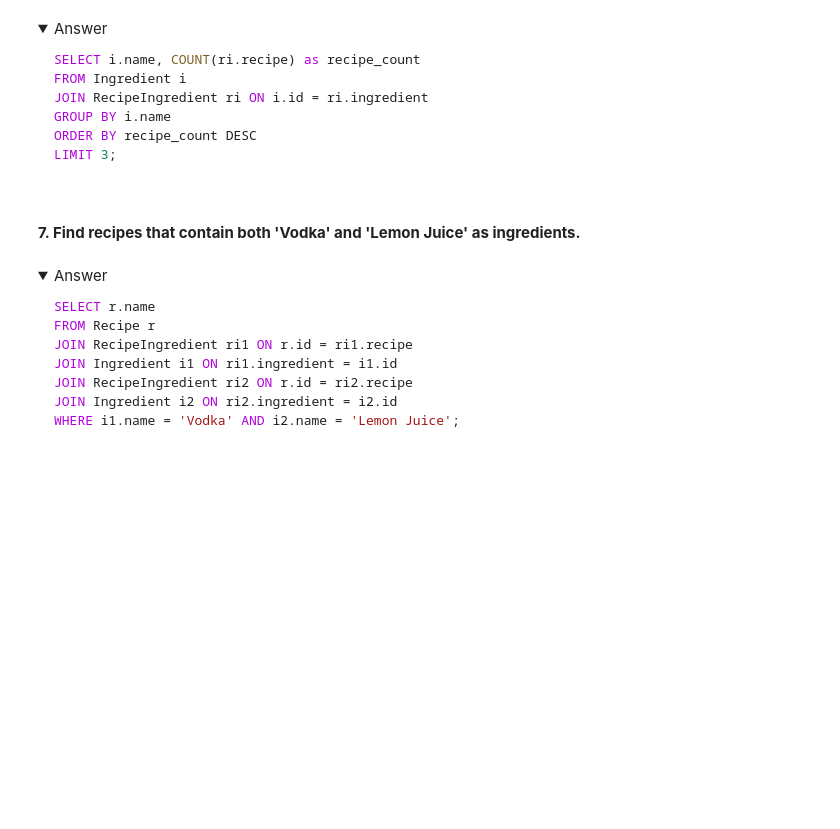
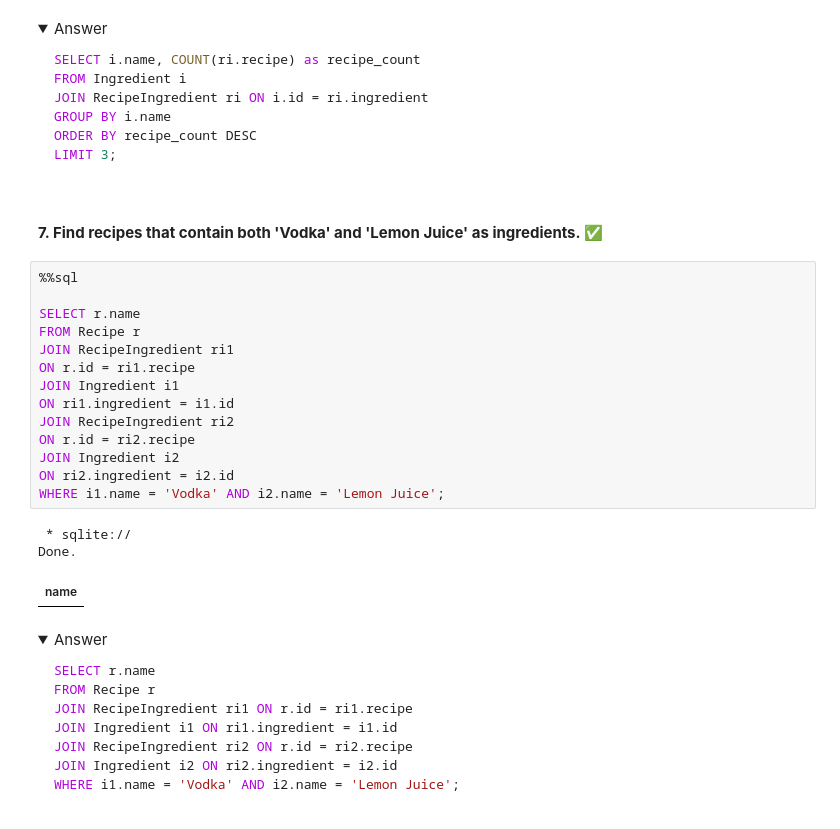
Before and after one commit to Bryanbu2014/database, a Jupyter notebook: exercises-ss24/Aufgabe_Getränke.ipynb, the cells around one changed output. Cells and saved outputs as stored; diff of their text form; folded sections open; blank space fills up the shorter version.

```diff
--- a/exercises-ss24/Aufgabe_Getränke.ipynb
+++ b/exercises-ss24/Aufgabe_Getränke.ipynb
@@ -595,7 +595,25 @@ LIMIT 3;
 
 </details>
 # %% [markdown]
-#### **7. Find recipes that contain both 'Vodka' and 'Lemon Juice' as ingredients.**
+#### **7. Find recipes that contain both 'Vodka' and 'Lemon Juice' as ingredients.** ✅
+# %%
+%%sql
+
+SELECT r.name
+FROM Recipe r
+JOIN RecipeIngredient ri1
+ON r.id = ri1.recipe
+JOIN Ingredient i1
+ON ri1.ingredient = i1.id
+JOIN RecipeIngredient ri2
+ON r.id = ri2.recipe
+JOIN Ingredient i2
+ON ri2.ingredient = i2.id
+WHERE i1.name = 'Vodka' AND i2.name = 'Lemon Juice';
+# %% [output]
+ * sqlite://
+Done.
+| name |
 # %% [markdown]
 <details>
 <summary>Answer</summary>
```
Also changed, not shown: parts of 3 cells of this notebook.
